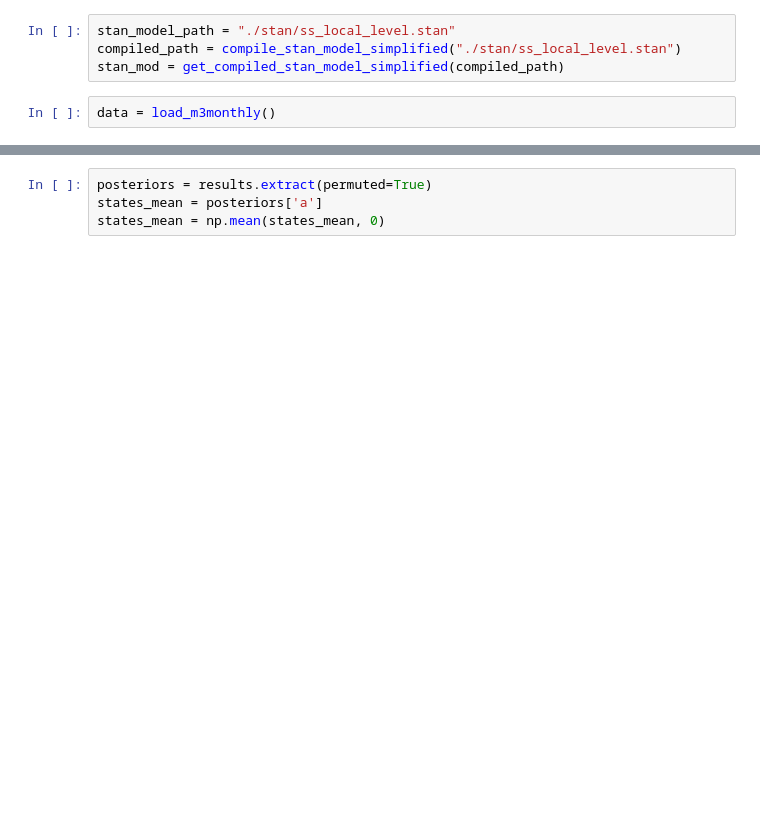
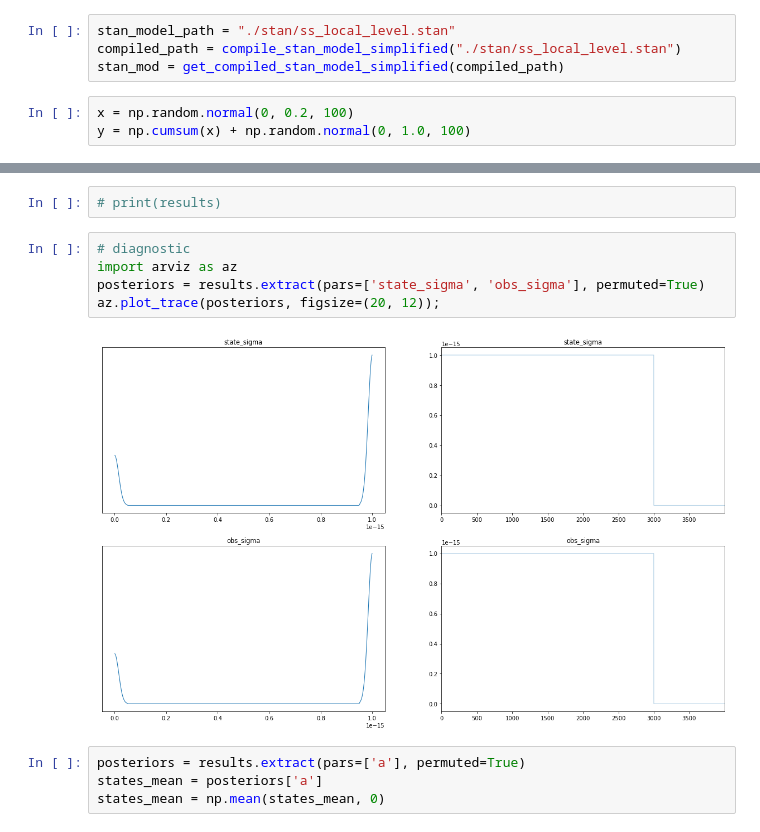
Before and after one commit to edwinnglabs/ts-playground, a Jupyter notebook: notebooks/state-space-model.ipynb, the cells around one changed output, grey strips where cells are left out. Saved outputs shown, nothing was run; the diff lists cells and outputs as text; blank space fills up the shorter version.

```diff
--- a/notebooks/state-space-model.ipynb
+++ b/notebooks/state-space-model.ipynb
@@ -14,4 +11,5 @@ stan_model_path = "./stan/ss_local_level.stan"
 compiled_path = compile_stan_model_simplified("./stan/ss_local_level.stan")
 stan_mod = get_compiled_stan_model_simplified(compiled_path)
 # %%
-data = load_m3monthly()
+x = np.random.normal(0, 0.2, 100)
+y = np.cumsum(x) + np.random.normal(0, 1.0, 100)
@@ -89,5 +79,14 @@ Iteration: 8000 / 8000 [100%]  (Sampling)
+# %%
+# print(results)
+# %%
+# diagnostic
+import arviz as az
+posteriors = results.extract(pars=['state_sigma', 'obs_sigma'], permuted=True)
+az.plot_trace(posteriors, figsize=(20, 12));
+# %% [output]
+[figure, added]
 # %%
-posteriors = results.extract(permuted=True)
+posteriors = results.extract(pars=['a'], permuted=True)
 states_mean = posteriors['a']
 states_mean = np.mean(states_mean, 0)
 # %%
```
Also changed, not shown: parts of 10 cells of this notebook, 1 other file.
